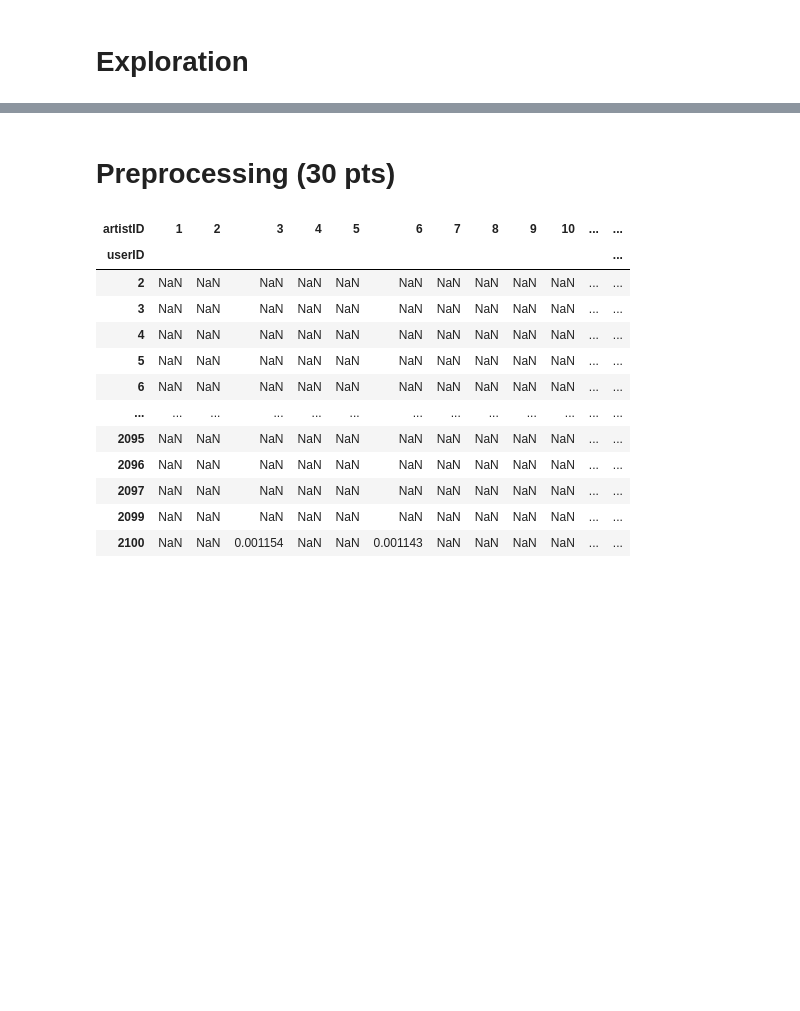
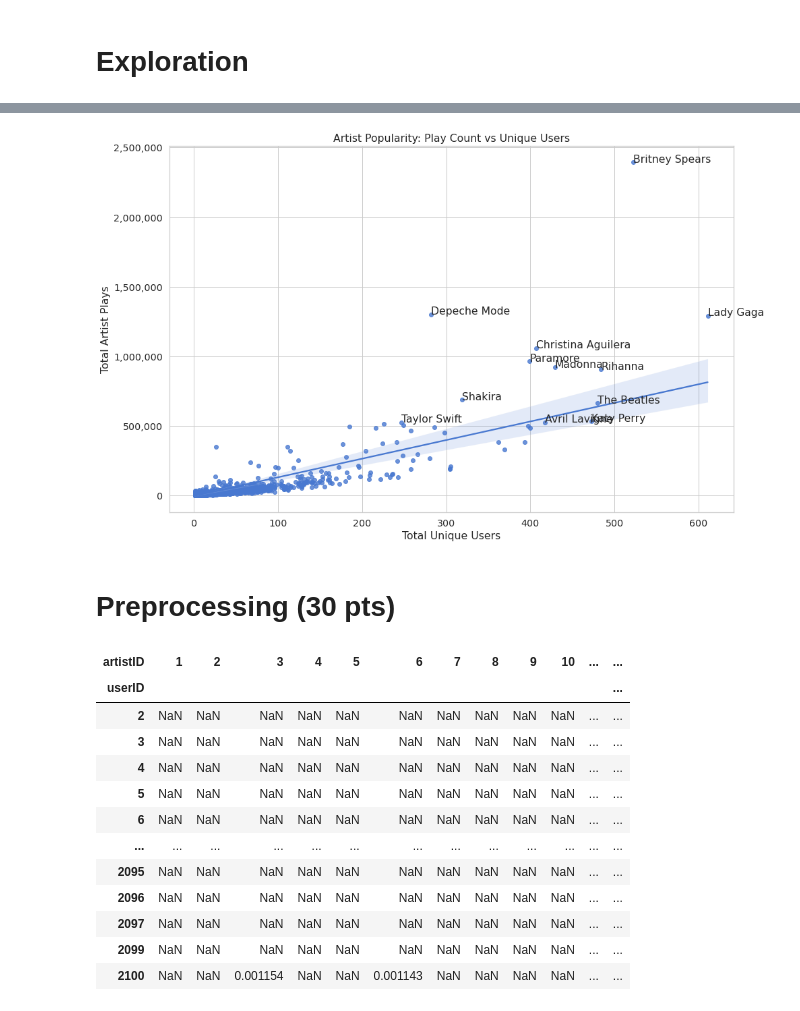
Before and after one commit to KiarashVaziri/DeepLearning-Fall2022, a Jupyter notebook: Homework1/DL2022_HW1_P1.ipynb, the cells around one changed output, grey strips where cells are left out. Cells and saved outputs as stored; diff of their text form; code cells hidden in the pictures; blank space fills up the shorter version.

```diff
--- a/Homework1/DL2022_HW1_P1.ipynb
+++ b/Homework1/DL2022_HW1_P1.ipynb
@@ -80,8 +65,12 @@ plays
 ###############################################################################
 ## TODO: merge two DataSets in a way that below DataFrame is created         ##
 ###############################################################################
-
-ap = # Your Code
+ap = pd.merge(
+  artists, plays,
+  how="inner",
+  left_on="id",
+  right_on="artistID"
+)
 # %%
 ap
 # %% [output]
@@ -118,10 +120,12 @@ ap = ap.rename(columns={"weight": "playCount"})
 ## and "avgUserPlays" is divison of "totalArtistPlays" by "totalUniqueUsers"
 ###############################################################################
 
+artist_rank = ap.groupby(['name'])
+artist_rank = artist_rank.agg({'userID' : 'count', 'playCount' : 'sum'})
+artist_rank = artist_rank.rename(columns={"userID" : 'totalUniqueUsers', "playCount" : "totalArtistPlays"})
+artist_rank = artist_rank.sort_values(['totalArtistPlays'], ascending=False)
 
-artist_rank = # Your Code
-
-artist_rank['avgUserPlays'] = # Your Code
+artist_rank['avgUserPlays'] = artist_rank['totalArtistPlays'] / artist_rank['totalUniqueUsers']
 # %%
 artist_rank
 # %% [output]
@@ -219,20 +225,24 @@ bar_chart_int(x,y,x_label,y_label,title,caption,total_val)
 # %%
-top_artists =  # TODO : index of top 12 items in "artist_rank" based on their "totalArtistPlays"
+ntop = 12
+artist_toprank = artist_rank.sort_values(['totalArtistPlays'],ascending=False)
+top_artists = artist_toprank.index[:ntop]
 
-x = # TODO : "totalUniqueUsers" of "artist_rank"
-y =  # TODO :  "totalArtistPlays" of "artist_rank"
-labels =  # TODO : index of "artist_rank"
+x = artist_toprank.totalUniqueUsers # TODO : "totalUniqueUsers" of "artist_rank"
+y = artist_toprank.totalArtistPlays # TODO :  "totalArtistPlays" of "artist_rank"
+labels = artist_toprank.index # TODO : index of "artist_rank"
 
 fig, ax = plt.subplots(figsize=(15,10))
 sns.regplot(x,y)
 ax.set_title('Artist Popularity: Play Count vs Unique Users')
 ax.yaxis.set_major_formatter(ticker.FuncFormatter(lambda y, _: '{:,.0f}'.format(y)))
 ax.set_xlabel('Total Unique Users')
 ax.set_ylabel('Total Artist Plays')
 
 for i, t in enumerate(labels):
     if t in top_artists:
         ax.annotate(t,(x[i],y[i]))
+# %% [output]
+[figure, added]
 # %% [markdown]
 # Preprocessing (30 pts)
 # %%
```
Also changed, not shown: parts of 16 cells of this notebook.
